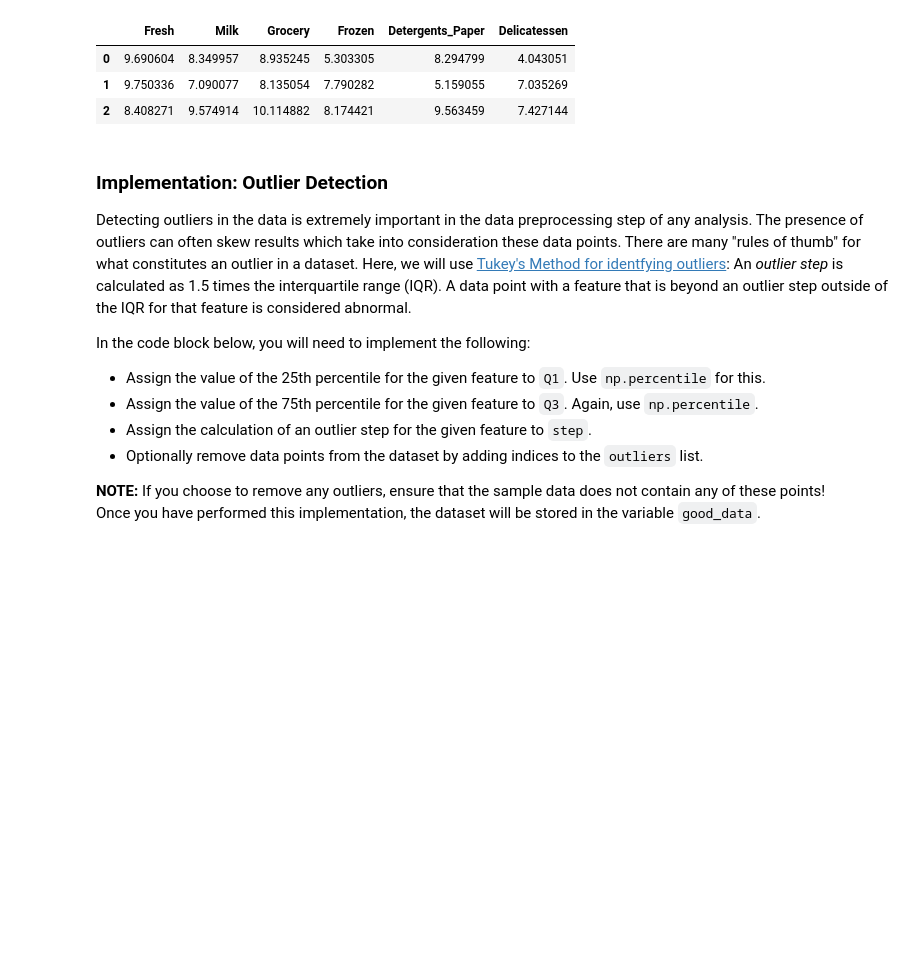
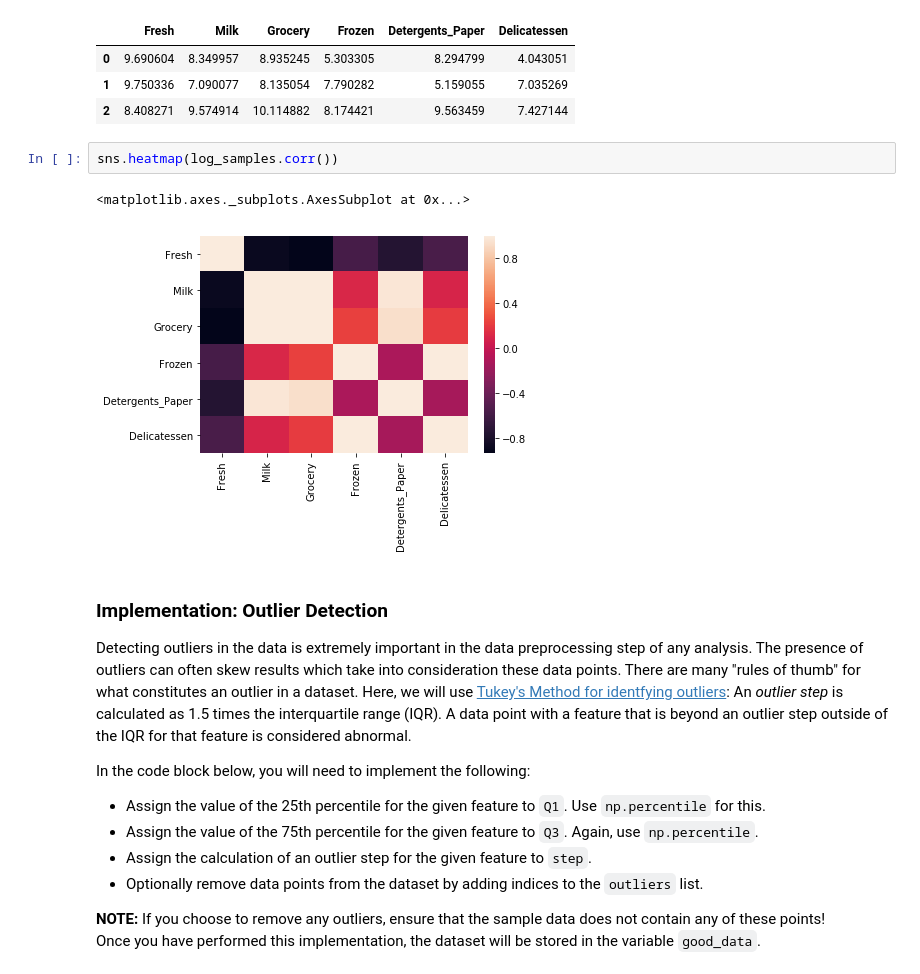
Before and after one commit to antoniomarcosferreira/data_scientist, a Jupyter notebook: customer_segments/customer_segments.ipynb, the cells around one changed output. Saved outputs shown, nothing was run; the diff lists cells and outputs as text; blank space fills up the shorter version.

```diff
--- a/customer_segments/customer_segments.ipynb
+++ b/customer_segments/customer_segments.ipynb
@@ -201,6 +228,11 @@ display(log_samples)
 | 0 | 9.690604 | 8.349957 | 8.935245 | 5.303305 | 8.294799 | 4.043051 |
 | 1 | 9.750336 | 7.090077 | 8.135054 | 7.790282 | 5.159055 | 7.035269 |
 | 2 | 8.408271 | 9.574914 | 10.114882 | 8.174421 | 9.563459 | 7.427144 |
+# %%
+sns.heatmap(log_samples.corr())
+# %% [output]
+<matplotlib.axes._subplots.AxesSubplot at 0x...>
+[figure, added]
 # %% [markdown]
 ### Implementation: Outlier Detection
 Detecting outliers in the data is extremely important in the data preprocessing step of any analysis. The presence of outliers can often skew results which take into consideration these data points. There are many "rules of thumb" for what constitutes an outlier in a dataset. Here, we will use [Tukey's Method for identfying outliers](http://datapigtechnologies.com/blog/index.php/highlighting-outliers-in-your-data-with-the-tukey-method/): An *outlier step* is calculated as 1.5 times the interquartile range (IQR). A data point with a feature that is beyond an outlier step outside of the IQR for that feature is considered abnormal.
```
Also changed, not shown: parts of 17 cells of this notebook, 1 other file.
